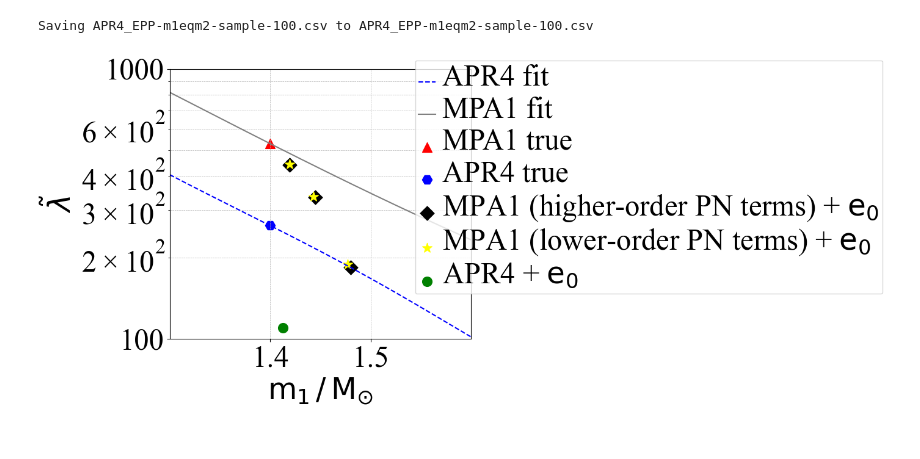
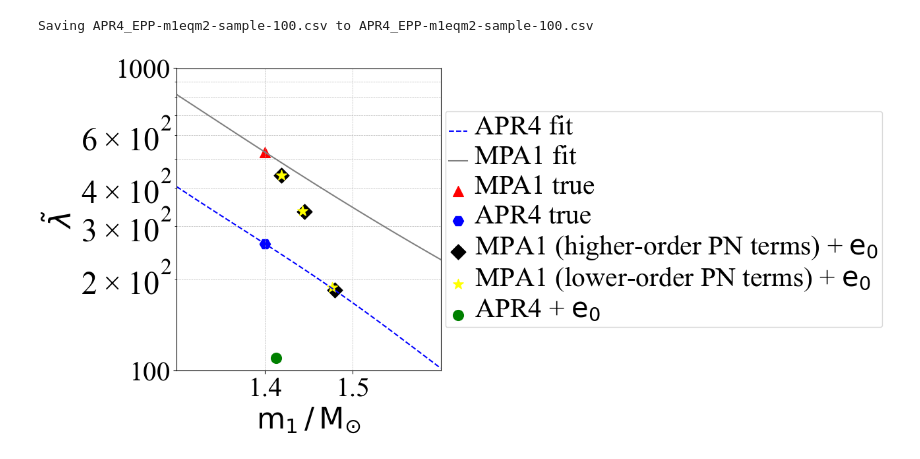
Before and after one commit to Brightshinesunny/Project, a Jupyter notebook: Untitled75.ipynb, the cells around one changed output. Saved outputs shown, nothing was run; the diff lists cells and outputs as text; code cells hidden in the pictures.

```diff
--- a/Untitled75.ipynb
+++ b/Untitled75.ipynb
@@ -74,36 +74,36 @@ ax.set_xlim(1.3, 1.6)
 ax.set_ylim(100, 1000)
 ax.set_yscale("log")
 ax.set_xticks([1.4, 1.5])
 
-ax.set_xlabel(r"$\mathrm{m}_{1} \,/\, \mathrm{M}_{\odot}$", fontsize=35, fontproperties=prop)
-ax.set_ylabel(r"$\tilde{\lambda}$", fontsize=35, fontproperties=prop)
+ax.set_xlabel(r"$\mathrm{m}_{1} \,/\, \mathrm{M}_{\odot}$", fontsize=32, fontproperties=prop)
+ax.set_ylabel(r"$\tilde{\lambda}$", fontsize=32, fontproperties=prop)
 
 
 # 눈금 Times New Roman 적용
 for label in ax.get_xticklabels() + ax.get_yticklabels():
     label.set_fontproperties(prop)
-    label.set_fontsize(35)
+    label.set_fontsize(30)
 
 ax.yaxis.set_major_formatter(LogFormatter(base=10))
 ax.grid(True, which="both", linestyle="--", linewidth=0.5)
 
 # --- Legend Times New Roman 적용 ---
 ax.legend(fontsize=35, loc="center left", bbox_to_anchor=(1.5, 0.8), prop=prop)
 
 # y축 minor 라벨(중간 눈금)까지 Times New Roman 적용
 for lab in ax.get_yminorticklabels():
     lab.set_fontproperties(prop)
     lab.set_fontsize(35)
 
 # 범례 폰트/크기 확실히 적용
-leg = ax.legend(fontsize=10, loc="center left", bbox_to_anchor=(0.8, 0.6), prop=prop)
+leg = ax.legend(fontsize=10, loc="center left", bbox_to_anchor=(1, 0.5), prop=prop)
 
 for txt in leg.get_texts():
     txt.set_fontproperties(prop)
-    txt.set_fontsize(35)
+    txt.set_fontsize(30)
 
 
 plt.tight_layout()
 plt.show()
 # %% [output]
-[figure, old version]
+[figure, new version]
```
Also changed, not shown: parts of 1 cell of this notebook.
